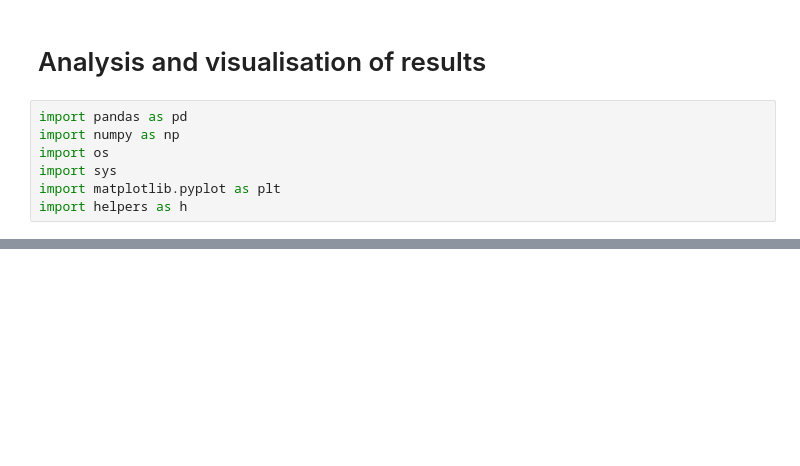
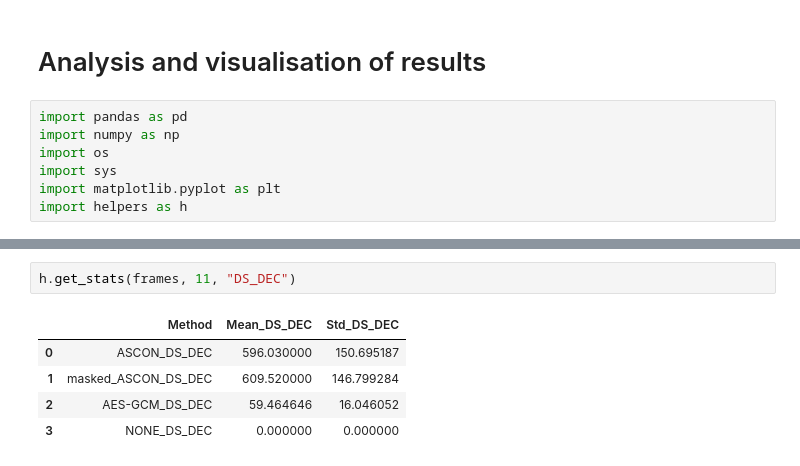
Before and after one commit to nemisis84/ASCON-encryption-for-MCUs-in-an-MQTT-network, a Jupyter notebook: data-storage/analysis/analysis.ipynb, the cells around one changed output, grey strips where cells are left out. Cells and saved outputs as stored; diff of their text form; blank space fills up the shorter version.

```diff
--- a/data-storage/analysis/analysis.ipynb
+++ b/data-storage/analysis/analysis.ipynb
@@ -144,0 +103,8 @@ logs
+# %%
+h.get_stats(frames, 11, "DS_DEC")
+# %% [output]
+|  | Method | Mean_DS_DEC | Std_DS_DEC |
+| 0 | ASCON_DS_DEC | 596.030000 | 150.695187 |
+| 1 | masked_ASCON_DS_DEC | 609.520000 | 146.799284 |
+| 2 | AES-GCM_DS_DEC | 59.464646 | 16.046052 |
+| 3 | NONE_DS_DEC | 0.000000 | 0.000000 |
```
Also changed, not shown: parts of 13 cells of this notebook, 6 other files.
